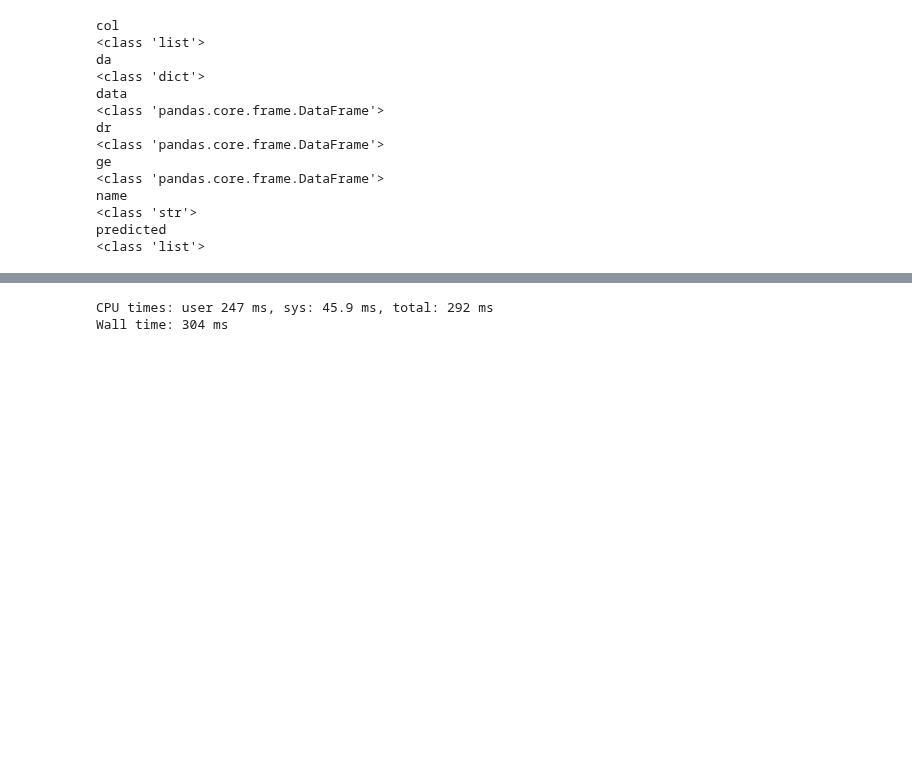
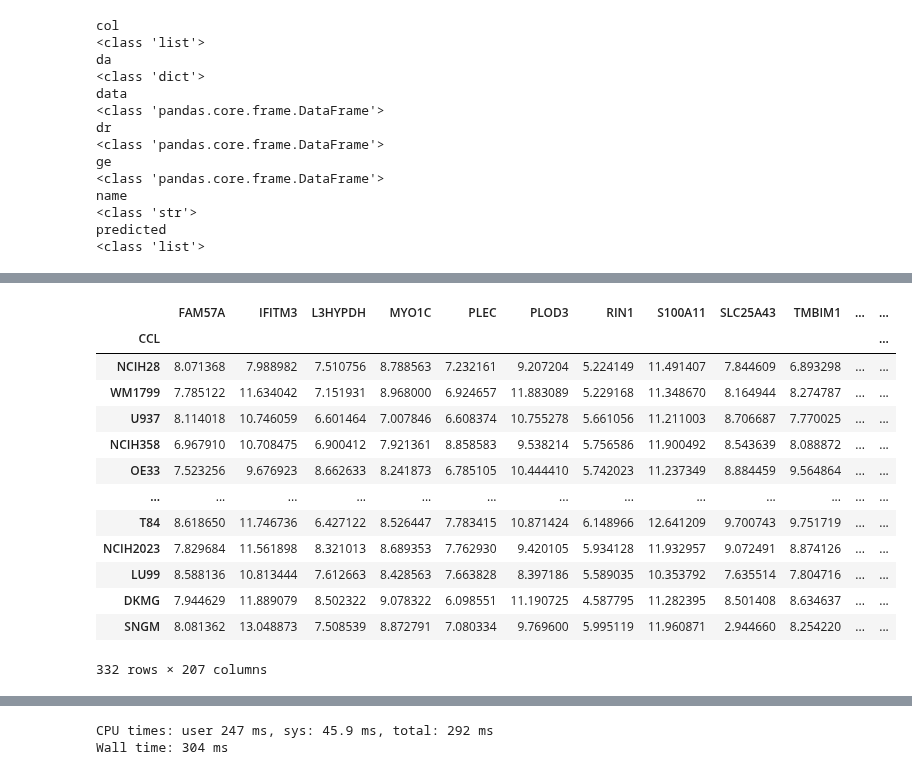
Before and after one commit to lucas-ubm/phc-data-pipeline, a Jupyter notebook: Messing.ipynb, the cells around one changed output, grey strips where cells are left out. Drawn from its saved outputs; the diff is of its cells as text; code cells hidden in the pictures; blank space fills up the shorter version.

```diff
--- a/Messing.ipynb
+++ b/Messing.ipynb
@@ -323,3 +348,20 @@ Wall time: 460 ms
+# %%
+lo.loc['ctrp']
+# %% [output]
+|  | FAM57A | IFITM3 | L3HYPDH | MYO1C | PLEC | PLOD3 | RIN1 | S100A11 | SLC25A43 | TMBIM1 | ... | ... |
+| CCL |  |  |  |  |  |  |  |  |  |  |  | ... |
+| NCIH28 | 8.071368 | 7.988982 | 7.510756 | 8.788563 | 7.232161 | 9.207204 | 5.224149 | 11.491407 | 7.844609 | 6.893298 | ... | ... |
+| WM1799 | 7.785122 | 11.634042 | 7.151931 | 8.968000 | 6.924657 | 11.883089 | 5.229168 | 11.348670 | 8.164944 | 8.274787 | ... | ... |
+| U937 | 8.114018 | 10.746059 | 6.601464 | 7.007846 | 6.608374 | 10.755278 | 5.661056 | 11.211003 | 8.706687 | 7.770025 | ... | ... |
+| NCIH358 | 6.967910 | 10.708475 | 6.900412 | 7.921361 | 8.858583 | 9.538214 | 5.756586 | 11.900492 | 8.543639 | 8.088872 | ... | ... |
+| OE33 | 7.523256 | 9.676923 | 8.662633 | 8.241873 | 6.785105 | 10.444410 | 5.742023 | 11.237349 | 8.884459 | 9.564864 | ... | ... |
+| ... | ... | ... | ... | ... | ... | ... | ... | ... | ... | ... | ... | ... |
+| T84 | 8.618650 | 11.746736 | 6.427122 | 8.526447 | 7.783415 | 10.871424 | 6.148966 | 12.641209 | 9.700743 | 9.751719 | ... | ... |
+| NCIH2023 | 7.829684 | 11.561898 | 8.321013 | 8.689353 | 7.762930 | 9.420105 | 5.934128 | 11.932957 | 9.072491 | 8.874126 | ... | ... |
+| LU99 | 8.588136 | 10.813444 | 7.612663 | 8.428563 | 7.663828 | 8.397186 | 5.589035 | 10.353792 | 7.635514 | 7.804716 | ... | ... |
+| DKMG | 7.944629 | 11.889079 | 8.502322 | 9.078322 | 6.098551 | 11.190725 | 4.587795 | 11.282395 | 8.501408 | 8.634637 | ... | ... |
+| SNGM | 8.081362 | 13.048873 | 7.508539 | 8.872791 | 7.080334 | 9.769600 | 5.995119 | 11.960871 | 2.944660 | 8.254220 | ... | ... |
+332 rows × 207 columns
 # %%
 %%time
 aag.feda()
```
Also changed, not shown: parts of 40 cells of this notebook, 3 other files.
